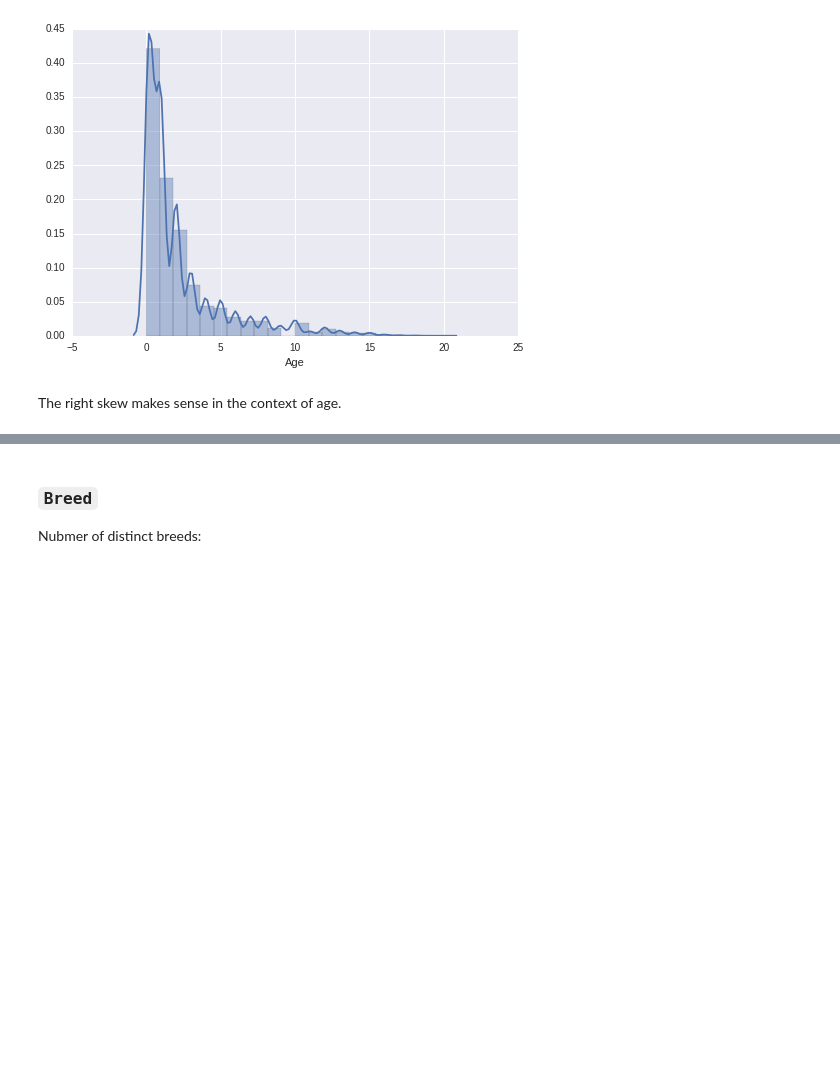
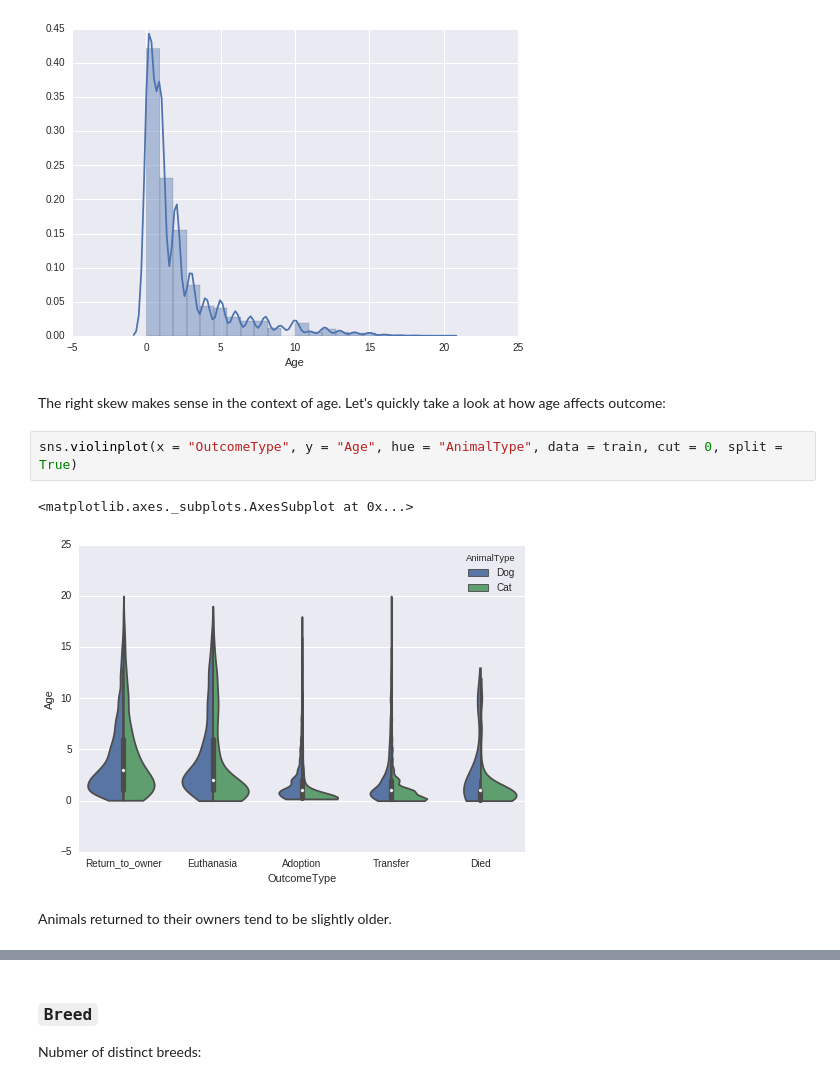
Before and after one commit to jakesherman/shelter-animals-kaggle, a Jupyter notebook: 1-exploring.ipynb, the cells around one changed output, grey strips where cells are left out. Drawn from its saved outputs; the diff is of its cells as text; blank space fills up the shorter version.

```diff
--- a/1-exploring.ipynb
+++ b/1-exploring.ipynb
@@ -168,4 +153,11 @@ sns.distplot(train['Age'], bins = 22)
 <matplotlib.axes._subplots.AxesSubplot at 0x...>
 [figure]
 # %% [markdown]
-The right skew makes sense in the context of age.
+The right skew makes sense in the context of age. Let's quickly take a look at how age affects outcome:
+# %%
+sns.violinplot(x = "OutcomeType", y = "Age", hue = "AnimalType", data = train, cut = 0, split = True)
+# %% [output]
+<matplotlib.axes._subplots.AxesSubplot at 0x...>
+[figure, added]
+# %% [markdown]
+Animals returned to their owners tend to be slightly older.
```
Also changed, not shown: parts of 21 cells of this notebook.
